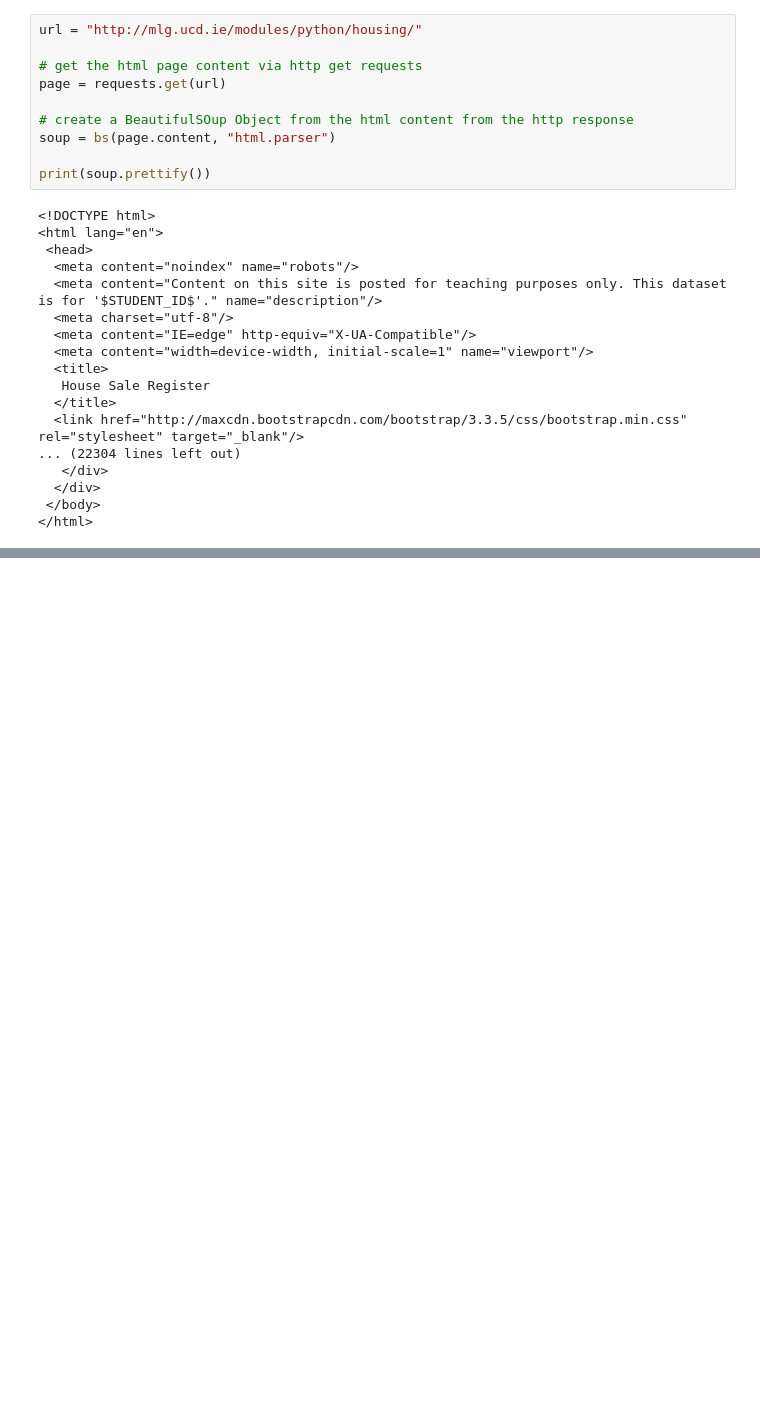
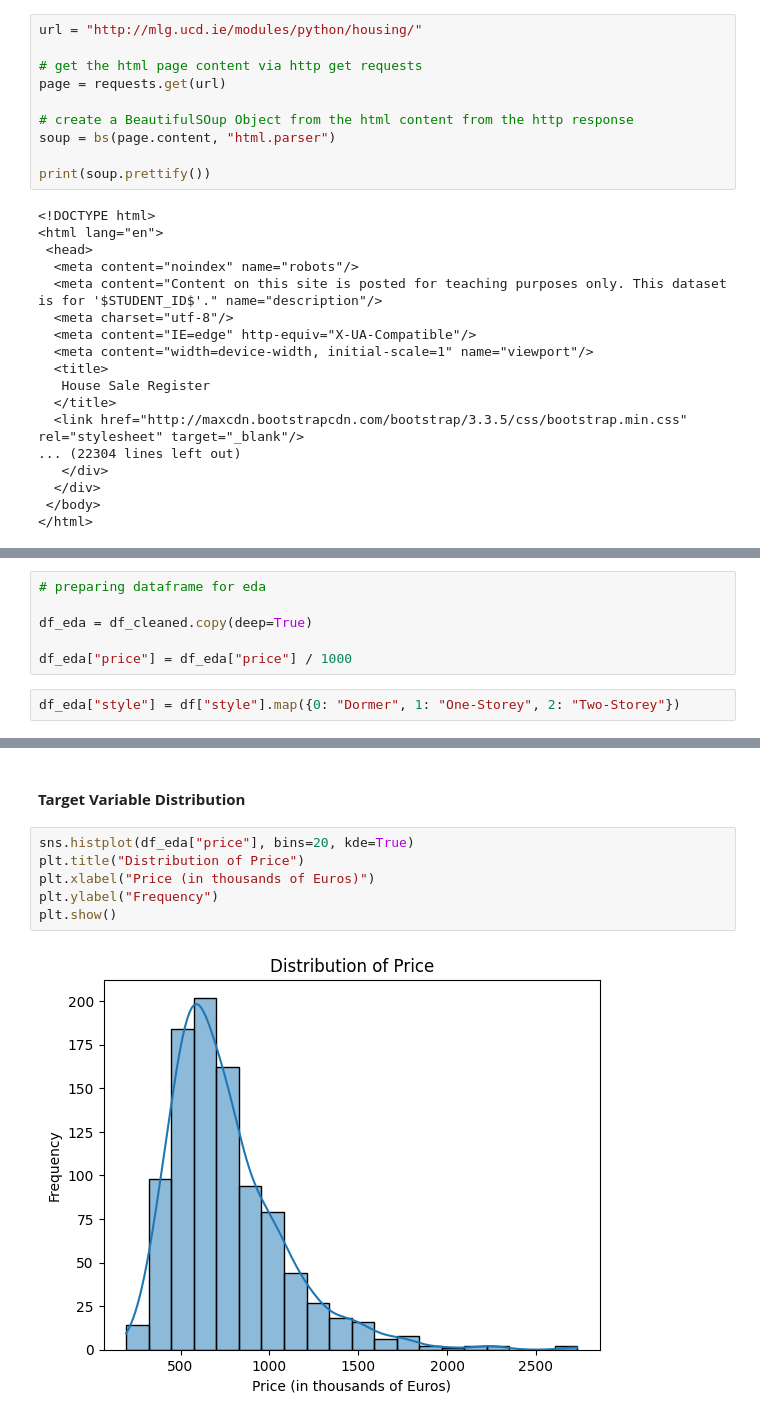
Before and after one commit to ajulthomas/edav-projects, a Jupyter notebook: hist-house-sale-data-analysis/hist-house-sale-data-analysis.ipynb, the cells around one changed output, grey strips where cells are left out. Saved outputs shown, nothing was run; the diff lists cells and outputs as text; blank space fills up the shorter version.

```diff
--- a/hist-house-sale-data-analysis/hist-house-sale-data-analysis.ipynb
+++ b/hist-house-sale-data-analysis/hist-house-sale-data-analysis.ipynb
@@ -152,0 +371,8 @@ df.describe()
+# %%
+# preparing dataframe for eda
+
+df_eda = df_cleaned.copy(deep=True)
+
+df_eda["price"] = df_eda["price"] / 1000
+# %%
+df_eda["style"] = df["style"].map({0: "Dormer", 1: "One-Storey", 2: "Two-Storey"})
@@ -152,0 +412,10 @@ df.describe()
+# %% [markdown]
+#### **Target Variable Distribution**
+# %%
+sns.histplot(df_eda["price"], bins=20, kde=True)
+plt.title("Distribution of Price")
+plt.xlabel("Price (in thousands of Euros)")
+plt.ylabel("Frequency")
+plt.show()
+# %% [output]
+[figure, added]
```
Also changed, not shown: parts of 57 cells of this notebook, 2 other files.
